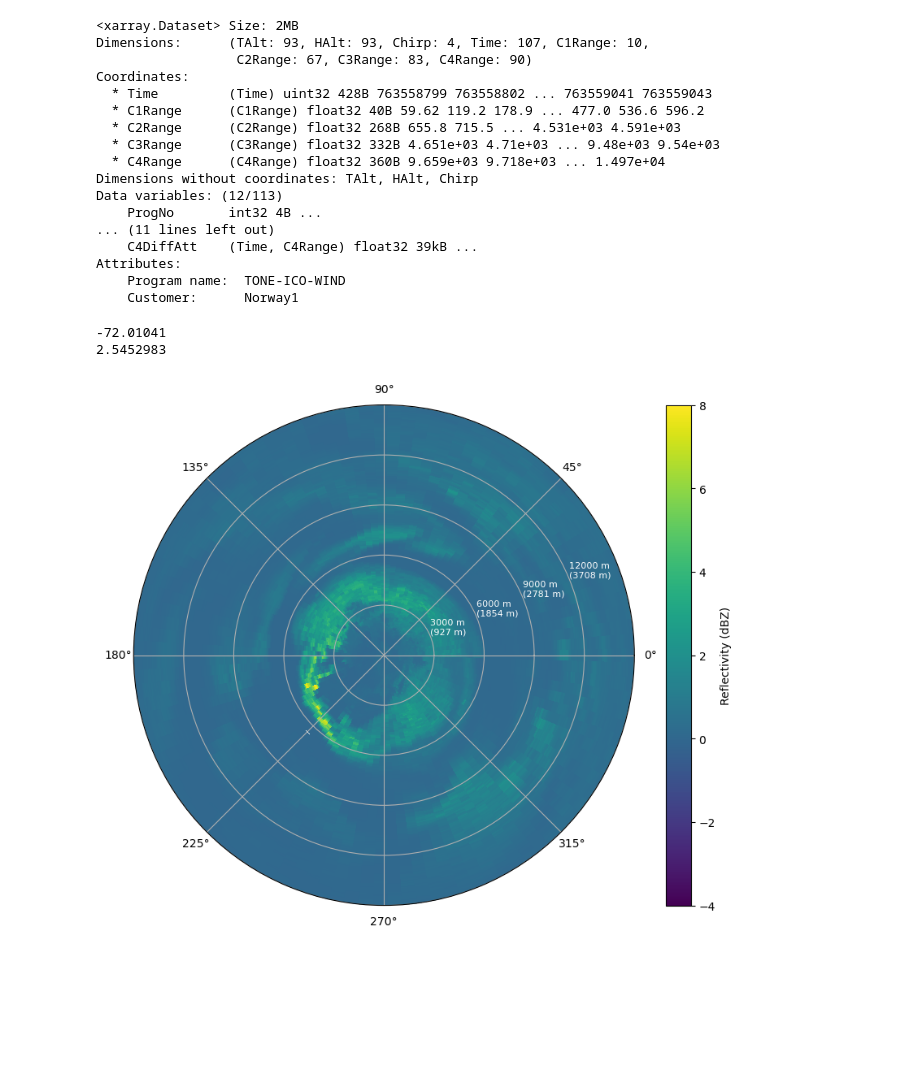
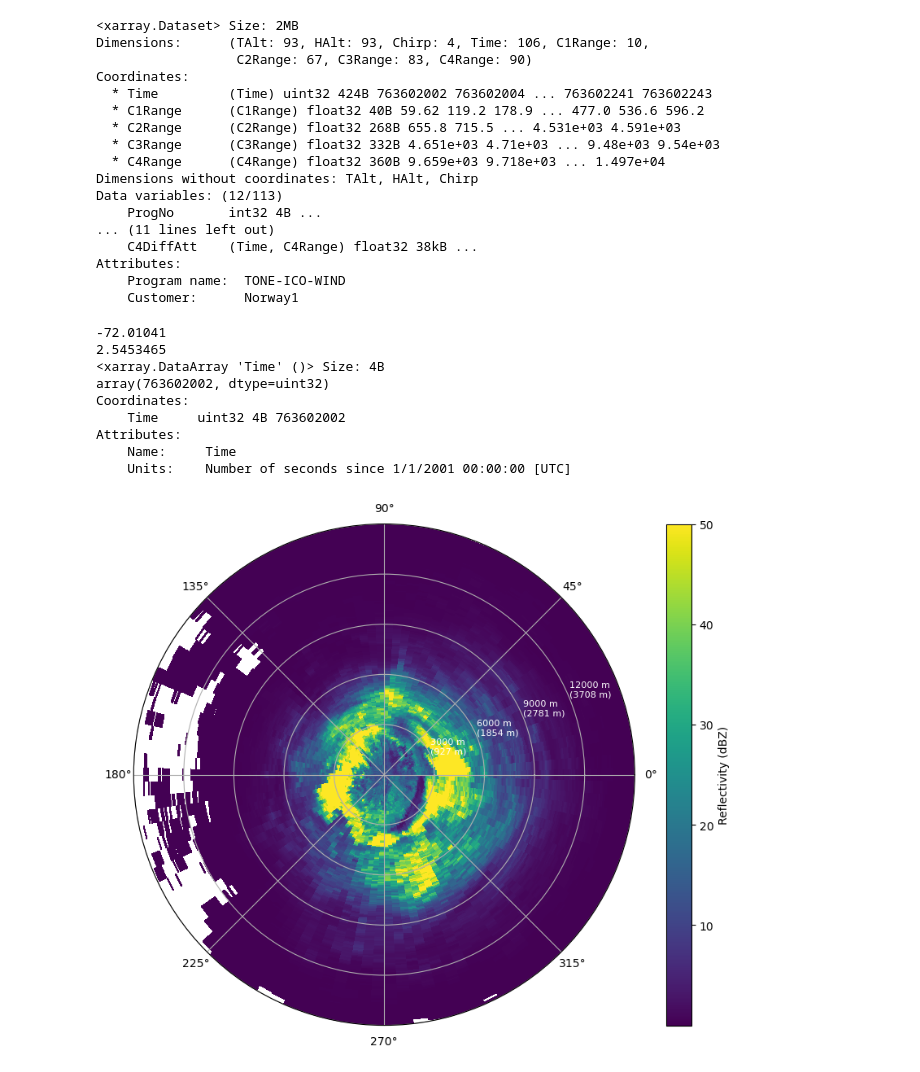
Before and after one commit to Troll-Observing-Network/neumayer-snowfall, a Jupyter notebook: Radar_Plotter.ipynb, the cells around one changed output. Cells and saved outputs as stored; diff of their text form; code cells hidden in the pictures; blank space fills up the shorter version.

Commit message:
new data structure

```diff
--- a/Radar_Plotter.ipynb
+++ b/Radar_Plotter.ipynb
@@ -33,7 +24,10 @@ data='/gws/nopw/j04/tone_ico_gws/data/tone-ico_doppler_scanning_cloud_radar/L0/Y
 # The radar name is tone-ico_doppler_scanning_cloud_radar
 # The scan name is tone-ico_terrace_wind_az_0_360_el_18_18_250313_113959_P05_PPI
 # The data type is '.LV1.NC' which indicates that it is the Level 1 (Moments) in netCDF format
-file=data+'tone-ico_doppler_scanning_cloud_radar_tone-ico_terrace_wind_az_0_360_el_18_18_250313_113959_P05_PPI.LV1.NC'
+
+#file=data+'tone-ico_doppler_scanning_cloud_radar_tone-ico_terrace_wind_az_0_360_el_18_18_250313_113959_P05_PPI.LV1.NC'
+file = data+'tone-ico_doppler_scanning_cloud_radar_tone-ico_terrace_wind_az_0_360_el_18_18_250313_234002_P05_PPI.LV1.NC'
+
 
 # Read the data
 import xarray as xr
@@ -41,10 +35,10 @@ ds = xr.open_dataset(file)
 print(ds)
 # %% [output]
 <xarray.Dataset> Size: 2MB
-Dimensions:      (TAlt: 93, HAlt: 93, Chirp: 4, Time: 107, C1Range: 10,
+Dimensions:      (TAlt: 93, HAlt: 93, Chirp: 4, Time: 106, C1Range: 10,
                   C2Range: 67, C3Range: 83, C4Range: 90)
 Coordinates:
-  * Time         (Time) uint32 428B 763558799 763558802 ... 763559041 763559043
+  * Time         (Time) uint32 424B 763602002 763602004 ... 763602241 763602243
   * C1Range      (C1Range) float32 40B 59.62 119.2 178.9 ... 477.0 536.6 596.2
   * C2Range      (C2Range) float32 268B 655.8 715.5 ... 4.531e+03 4.591e+03
   * C3Range      (C3Range) float32 332B 4.651e+03 4.71e+03 ... 9.48e+03 9.54e+03
@@ -53,7 +47,7 @@ Dimensions without coordinates: TAlt, HAlt, Chirp
 Data variables: (12/113)
     ProgNo       int32 4B ...
 ... (11 lines left out)
-    C4DiffAtt    (Time, C4Range) float32 39kB ...
+    C4DiffAtt    (Time, C4Range) float32 38kB ...
 Attributes:
     Program name:  TONE-ICO-WIND
     Customer:      Norway1
@@ -78,37 +72,46 @@ ranges_stacked = np.concatenate(range_list)       # shape: (total_range,)
 data_stacked[data_stacked < -30] = np.nan
 
 # Generate synthetic azimuths (assuming evenly spaced)
 n_az = ds['Time'].size
 azimuths = np.linspace(0, 2 * np.pi, n_az, endpoint=False)
 
+print(ds['Time'][0])
+
 # Create 2D grids for polar plot
 azimuths_2d, ranges_2d = np.meshgrid(azimuths, ranges_stacked, indexing='ij')
 
 # Plot
 fig, ax = plt.subplots(subplot_kw={'projection': 'polar'}, figsize=(10, 8))
 pcm = ax.pcolormesh(
-    azimuths_2d, ranges_2d, data_stacked,
-    cmap='viridis', vmin=-4, vmax=8
+    azimuths_2d, ranges_2d, data_stacked, vmax=50,
+    cmap='viridis',
 )
 plt.colorbar(pcm, ax=ax, label='Reflectivity (dBZ)')
 
 # Add altitude to range ring labels (assuming elevation angle is 18 deg)
 el_deg = ds.variables['Elv'][0]
 el_rad = np.deg2rad(el_deg)
 max_range = np.nanmax(ranges_stacked)
 range_ticks = np.arange(3000, max_range + 3000, 3000)
 ax.set_yticks(range_ticks)
 altitude_labels = [f"{int(r)} m\n({int(r*np.sin(el_rad))} m)" for r in range_ticks]
 ax.set_yticklabels(altitude_labels, fontsize=8, color='white')
 
 
 #ax.set_title('Radial PPI-like plot of all CZE stacked\nRange (m) with Altitude (m) in parentheses')
 plt.show()
 # ...existing code...
 # %% [output]
 -72.01041
-2.5452983
+2.5453465
+<xarray.DataArray 'Time' ()> Size: 4B
+array(763602002, dtype=uint32)
+Coordinates:
+    Time     uint32 4B 763602002
+Attributes:
+    Name:     Time
+    Units:    Number of seconds since 1/1/2001 00:00:00 [UTC]
-[figure, old version]
+[figure, new version]
 # %%
 X = ranges_2d * np.cos(azimuths_2d)   # Cartesian x
 Y = ranges_2d * np.sin(azimuths_2d)   # Cartesian y
```
Also changed, not shown: parts of 4 cells of this notebook, 1 other file.
